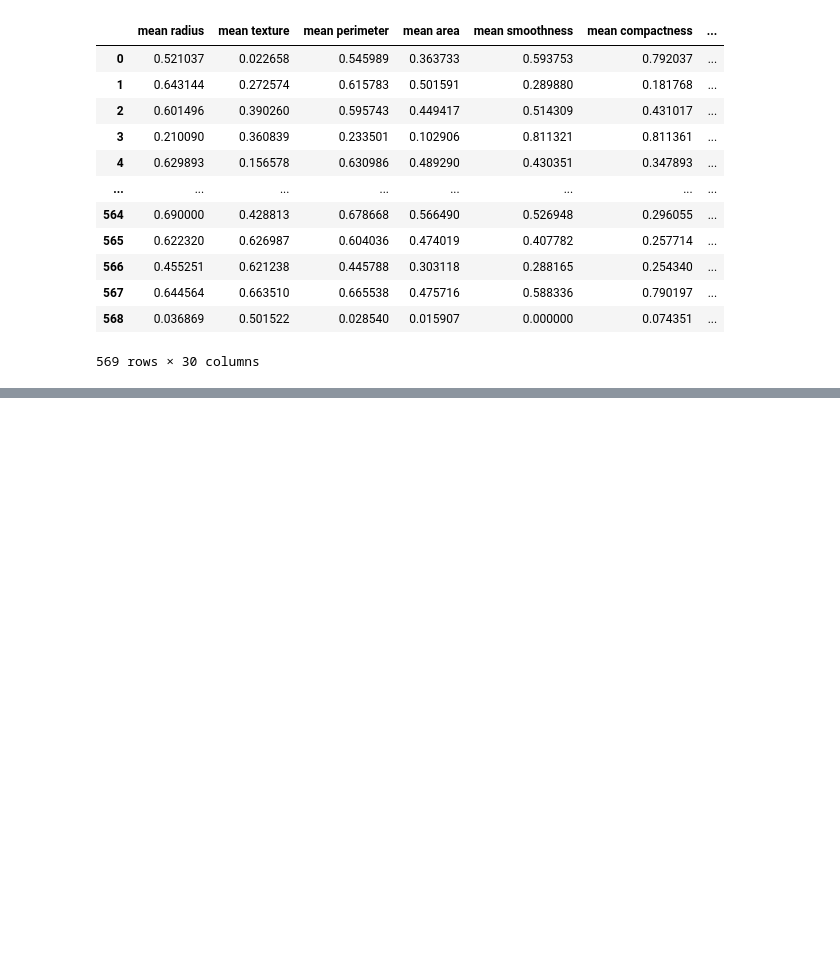
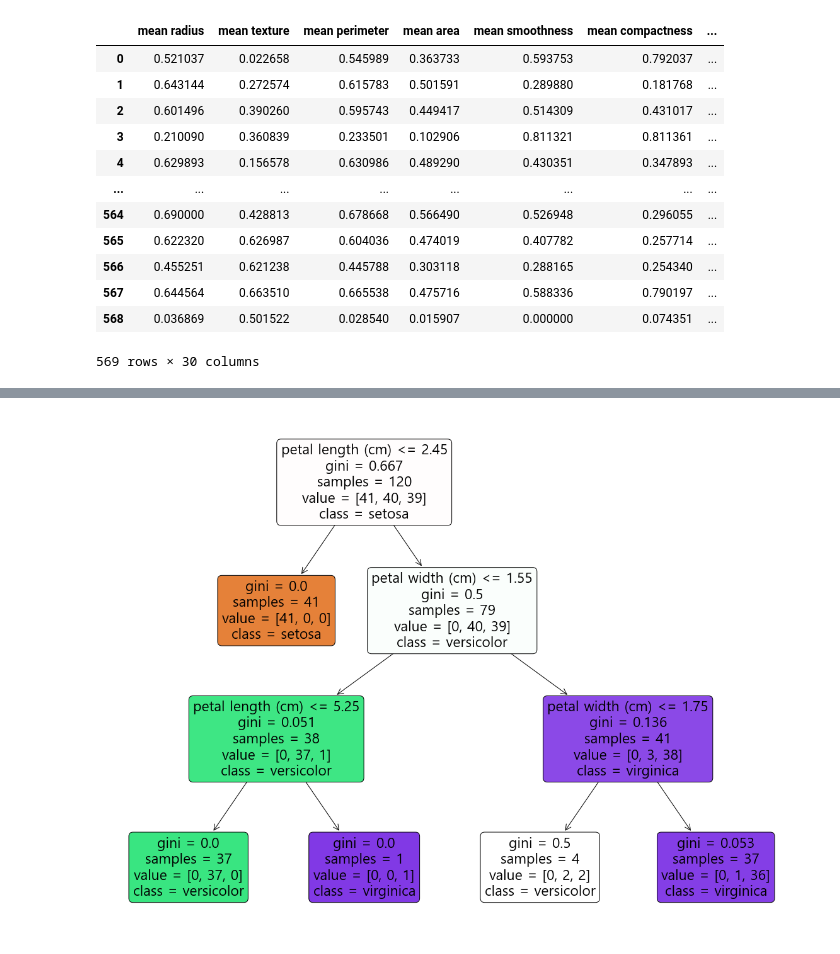
Before and after one commit to JUICE-JinHyeong/multicampus_JH, a Jupyter notebook: machining/2022_bunseok_machining_02.ipynb, the cells around one changed output, grey strips where cells are left out. Cells and saved outputs as stored; diff of their text form; code cells hidden in the pictures; blank space fills up the shorter version.

```diff
--- a/machining/2022_bunseok_machining_02.ipynb
+++ b/machining/2022_bunseok_machining_02.ipynb
@@ -690,0 +722,15 @@ pd.DataFrame(data = s_cancer ,
+# %%
+# 결정트리 규칙을 시각화
+import matplotlib.pyplot as plt
+from sklearn import tree
+
+plt.figure( figsize=(20,15) )
+tree.plot_tree(model,
+               class_names=iris.target_names,
+               feature_names=iris.feature_names,
+               impurity=True, filled=True,
+               rounded=True)
+plt.show()
+plt.close()
+# %% [output]
+[figure, added]
```
Also changed, not shown: parts of 4 cells of this notebook.
